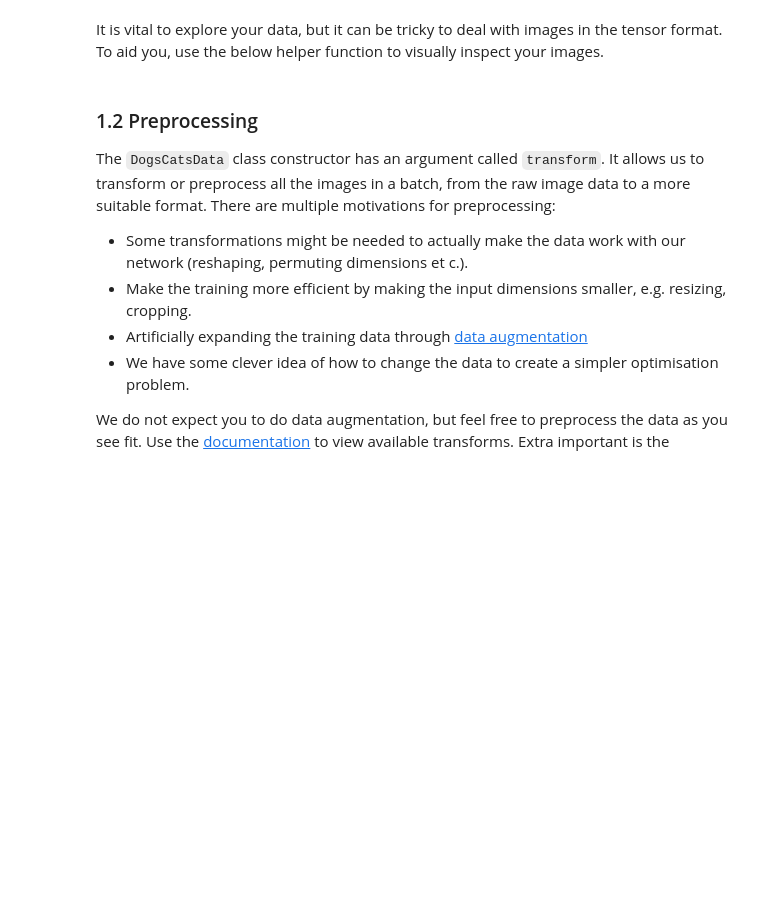
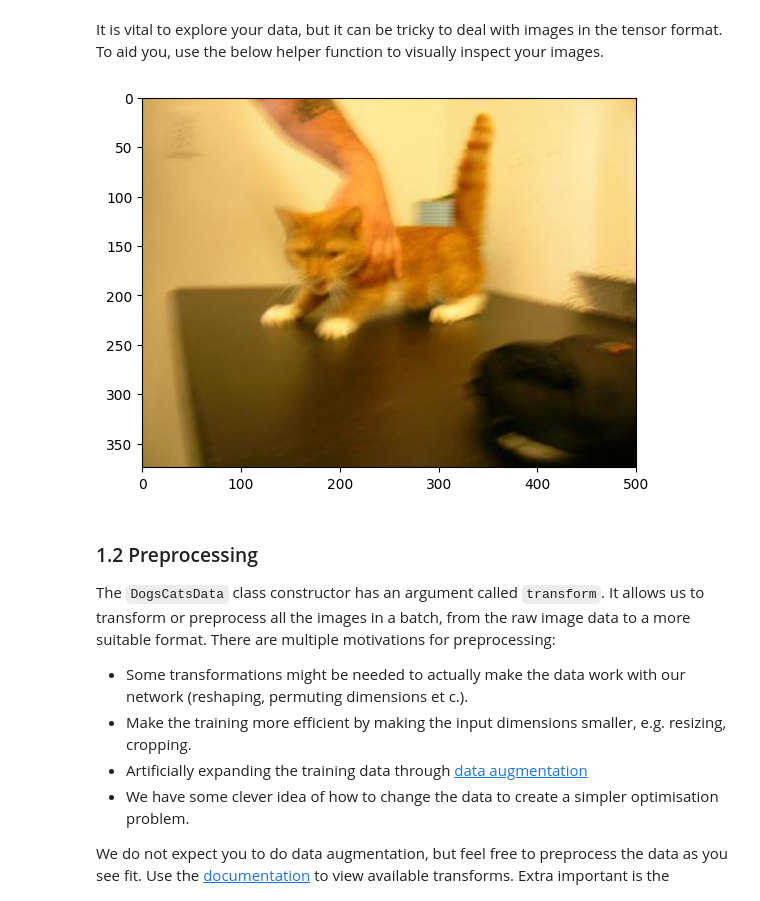
Before and after one commit to Arty-Facts/wasp_dl_2023, a Jupyter notebook: HA1.ipynb, the cells around one changed output. Saved outputs shown, nothing was run; the diff lists cells and outputs as text; code cells hidden in the pictures; blank space fills up the shorter version.

```diff
--- a/HA1.ipynb
+++ b/HA1.ipynb
@@ -189,7 +184,9 @@ class DogsCatsData(Dataset):
 
     def __len__(self):
         """Total number of samples"""
-        return len(self._samples)
+        # YOUR CODE HERE
+        N=len(self._samples)
+        return N
 
     def _collect_samples(self):
         """Collect all paths and labels
@@ -209,13 +206,14 @@ class DogsCatsData(Dataset):
         # and consistency is nice when debugging.
         return sorted(list(chain(dog_paths_and_labels, cat_paths_and_labels)), key=lambda x: x[0].stem)
 
-    def _collect_imgs_sub_dir(self, sub_dir: Path):
+    @staticmethod
+    def _collect_imgs_sub_dir(sub_dir: Path):
         """Collect image paths in a directory
 
         Helper method for the constructor
         """
         if not sub_dir.exists():
-            raise ValueError(f"Data root '{self.root.absolute()}' must contain sub dir '{sub_dir.name}'")
+            raise ValueError(f"Data root '{self.root}' must contain sub dir '{sub_dir.name}'")
         return sub_dir.glob("*.jpg")
 
     def get_sample_by_id(self, id_):
@@ -241,6 +239,10 @@ Use the instance to
 # The Dataset constructor has a transform attribute, we will cover it below. Just use this for now:
 from torchvision.transforms import Compose, ToTensor
 transform = Compose([ToTensor()])
-example_dataset = DogsCatsData(small_train_path, transform)
-data, lable = example_dataset[1]
+# YOUR CODE HERE
+
+example_dataset=DogsCatsData(train_path,transform)
+img, lable = example_dataset[0]
 print(lable)
+print(img.shape)
+print(img)
@@ -248,37 +268,38 @@ print(lable)
 It is vital to explore your data, but it can be tricky to deal with images in the tensor format.
 To aid you, use the below helper function to visually inspect your images.
 # %%
-def display_image(axis, image_tensor):
+tf2=def display_image(axis, image_tensor):
     """Display a tensor as an image
 
     Args:
         axis (pyplot axis)
         image_tensor (torch.Tensor): tensor with shape (num_channels=3, width, heigth)
     """
 
     # See hint above
     if not isinstance(image_tensor, torch.Tensor):
         raise TypeError("The `display_image` function expects a `torch.Tensor` " +
                         "use the `ToTensor` transformation to convert the images to tensors.")
 
     # The imshow commands expects a `numpy array` with shape (3, width, height)
     # We rearrange the dimensions with `permute` and then convert it to `numpy`
     image_data = image_tensor.permute(1, 2, 0).numpy()
     height, width, _ = image_data.shape
     axis.imshow(image_data)
     axis.set_xlim(0, width)
     # By convention when working with images, the origin is at the top left corner.
     # Therefore, we switch the order of the y limits.
     axis.set_ylim(height, 0)
 
 # Example usage
 _, axis = plt.subplots()
-some_random_index = randint(0, len(example_dataset))
+some_random_index = 0
 # Here we use the __getitem__ method as a "magic" method.
 # Implementing it for a class, enables square bracket '[]' indexing
 image_tensor, label = example_dataset[some_random_index]
-print(f"sample: {some_random_index}")
 display_image(axis, image_tensor)
+# %% [output]
+[figure, added]
 # %% [markdown]
 ### 1.2 Preprocessing
 The `DogsCatsData` class constructor has an argument called `transform`. It allows us to transform or preprocess all the images in a batch, from the raw image data to a more suitable format. There are multiple motivations for preprocessing:
```
Also changed, not shown: parts of 45 cells of this notebook.
